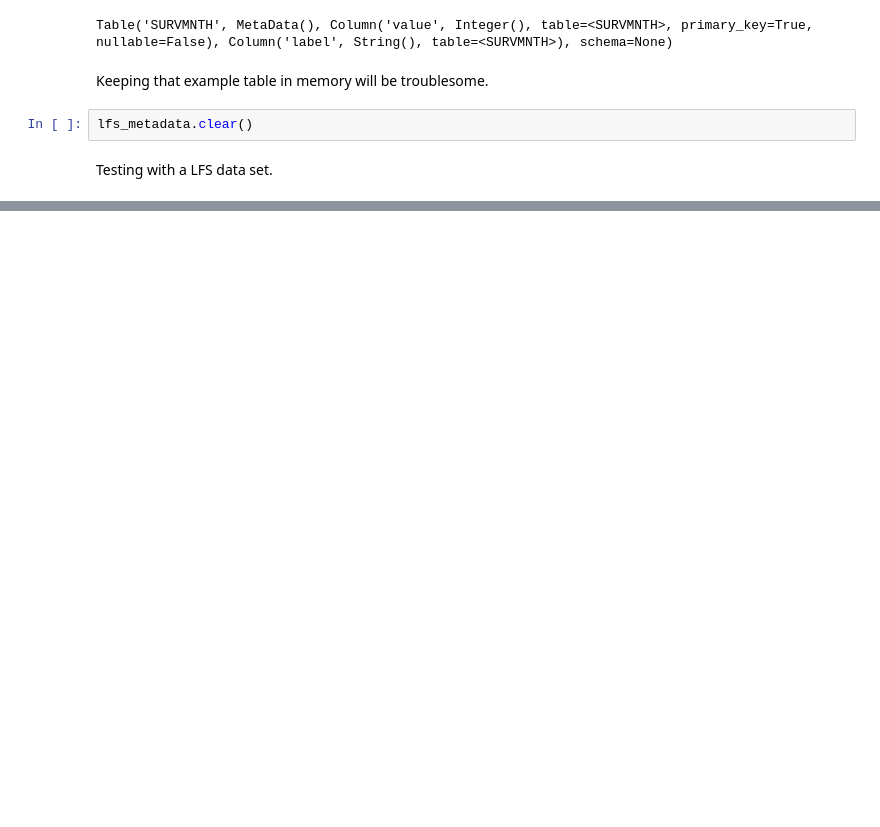
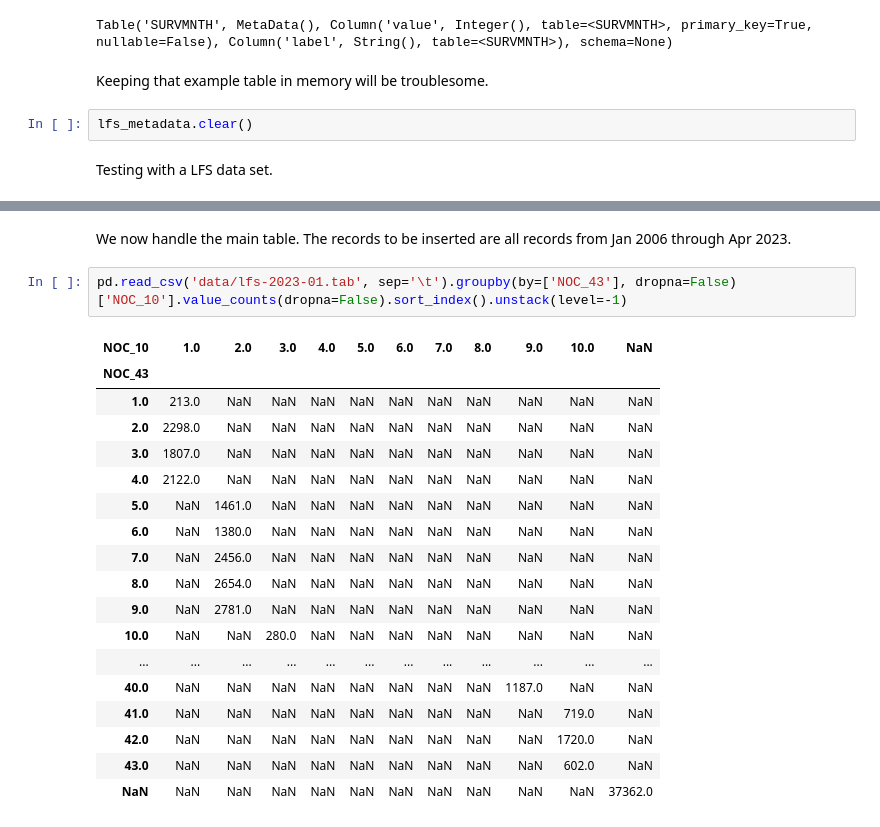
Before and after one commit to YC-Goh/YC-Goh.github.io, a Jupyter notebook: public/projects/can-open-data/lfs/1-3-load-monthly-data.ipynb, the cells around one changed output, grey strips where cells are left out. Saved outputs shown, nothing was run; the diff lists cells and outputs as text; blank space fills up the shorter version.

Commit message:
Update: Created MetaData and Tables

```diff
--- a/public/projects/can-open-data/lfs/1-3-load-monthly-data.ipynb
+++ b/public/projects/can-open-data/lfs/1-3-load-monthly-data.ipynb
@@ -78,0 +192,24 @@ df = df.rename(columns=dict(zip(df.columns, df.columns.str.lower())))
+# %% [markdown]
+We now handle the main table.
+The records to be inserted are all records from Jan 2006 through Apr 2023.
+# %%
+pd.read_csv('data/lfs-2023-01.tab', sep='\t').groupby(by=['NOC_43'], dropna=False)['NOC_10'].value_counts(dropna=False).sort_index().unstack(level=-1)
+# %% [output]
+| NOC_10 | 1.0 | 2.0 | 3.0 | 4.0 | 5.0 | 6.0 | 7.0 | 8.0 | 9.0 | 10.0 | NaN |
+| NOC_43 |  |  |  |  |  |  |  |  |  |  |  |
+| 1.0 | 213.0 | NaN | NaN | NaN | NaN | NaN | NaN | NaN | NaN | NaN | NaN |
+| 2.0 | 2298.0 | NaN | NaN | NaN | NaN | NaN | NaN | NaN | NaN | NaN | NaN |
+| 3.0 | 1807.0 | NaN | NaN | NaN | NaN | NaN | NaN | NaN | NaN | NaN | NaN |
+| 4.0 | 2122.0 | NaN | NaN | NaN | NaN | NaN | NaN | NaN | NaN | NaN | NaN |
+| 5.0 | NaN | 1461.0 | NaN | NaN | NaN | NaN | NaN | NaN | NaN | NaN | NaN |
+| 6.0 | NaN | 1380.0 | NaN | NaN | NaN | NaN | NaN | NaN | NaN | NaN | NaN |
+| 7.0 | NaN | 2456.0 | NaN | NaN | NaN | NaN | NaN | NaN | NaN | NaN | NaN |
+| 8.0 | NaN | 2654.0 | NaN | NaN | NaN | NaN | NaN | NaN | NaN | NaN | NaN |
+| 9.0 | NaN | 2781.0 | NaN | NaN | NaN | NaN | NaN | NaN | NaN | NaN | NaN |
+| 10.0 | NaN | NaN | 280.0 | NaN | NaN | NaN | NaN | NaN | NaN | NaN | NaN |
+| ... | ... | ... | ... | ... | ... | ... | ... | ... | ... | ... | ... |
+| 40.0 | NaN | NaN | NaN | NaN | NaN | NaN | NaN | NaN | 1187.0 | NaN | NaN |
+| 41.0 | NaN | NaN | NaN | NaN | NaN | NaN | NaN | NaN | NaN | 719.0 | NaN |
+| 42.0 | NaN | NaN | NaN | NaN | NaN | NaN | NaN | NaN | NaN | 1720.0 | NaN |
+| 43.0 | NaN | NaN | NaN | NaN | NaN | NaN | NaN | NaN | NaN | 602.0 | NaN |
+| NaN | NaN | NaN | NaN | NaN | NaN | NaN | NaN | NaN | NaN | NaN | 37362.0 |
```
Also changed, not shown: parts of 21 cells of this notebook.
